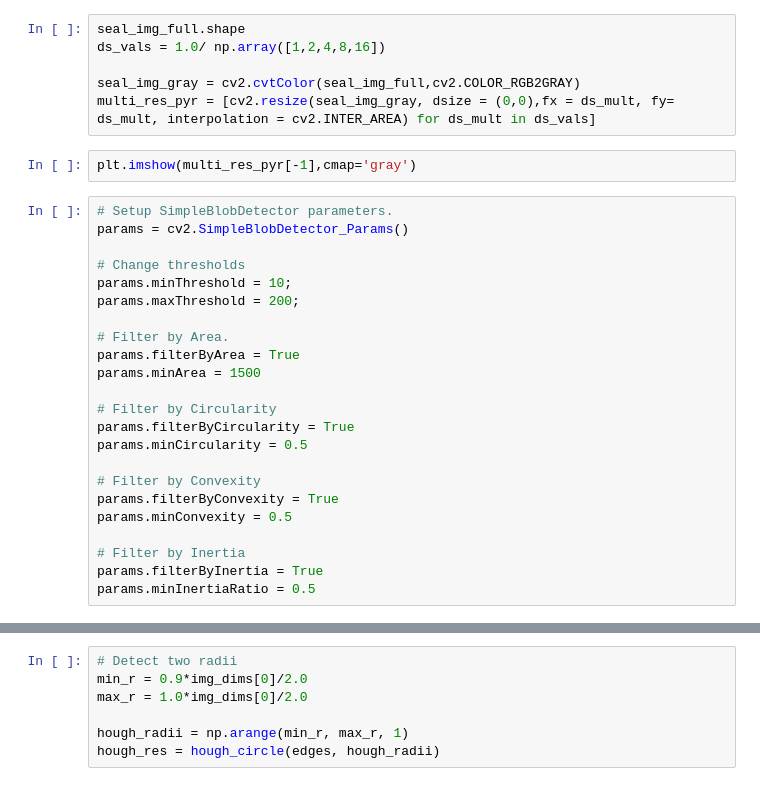
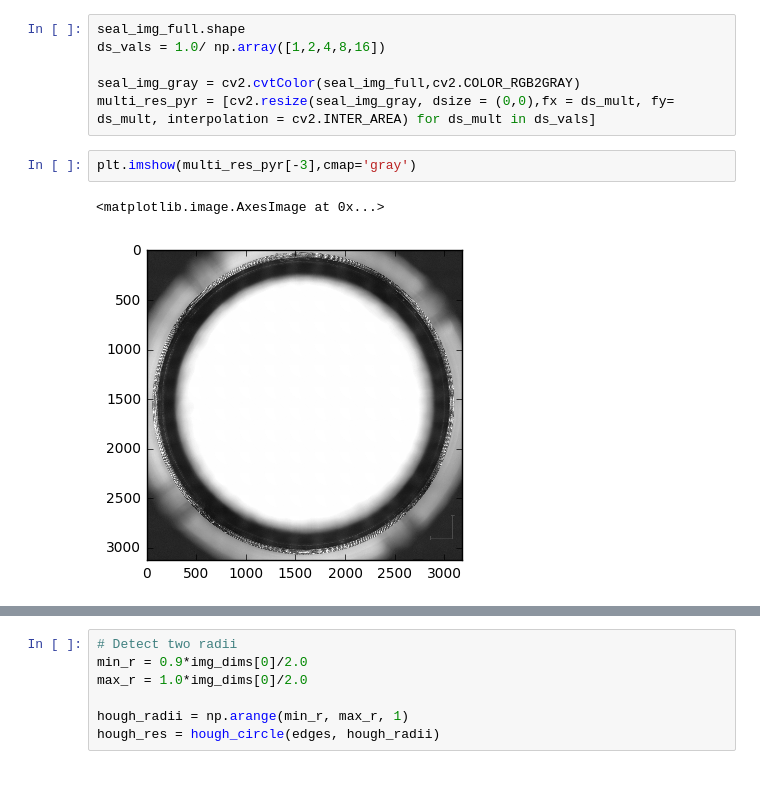
Before and after one commit to jpapon/seal_cup, a Jupyter notebook: seal_cup_testing.ipynb, the cells around one changed output, grey strips where cells are left out. Cells and saved outputs as stored; diff of their text form.

```diff
--- a/seal_cup_testing.ipynb
+++ b/seal_cup_testing.ipynb
@@ -15,27 +13,7 @@ ds_vals = 1.0/ np.array([1,2,4,8,16])
 seal_img_gray = cv2.cvtColor(seal_img_full,cv2.COLOR_RGB2GRAY)
 multi_res_pyr = [cv2.resize(seal_img_gray, dsize = (0,0),fx = ds_mult, fy= ds_mult, interpolation = cv2.INTER_AREA) for ds_mult in ds_vals]
 # %%
-plt.imshow(multi_res_pyr[-1],cmap='gray')
+plt.imshow(multi_res_pyr[-3],cmap='gray')
+# %% [output]
+<matplotlib.image.AxesImage at 0x...>
+[figure, added]
-# %%
-# Setup SimpleBlobDetector parameters.
-params = cv2.SimpleBlobDetector_Params()
-
-# Change thresholds
-params.minThreshold = 10;
-params.maxThreshold = 200;
-
-# Filter by Area.
-params.filterByArea = True
-params.minArea = 1500
-
-# Filter by Circularity
-params.filterByCircularity = True
-params.minCircularity = 0.5
-
-# Filter by Convexity
-params.filterByConvexity = True
-params.minConvexity = 0.5
-
-# Filter by Inertia
-params.filterByInertia = True
-params.minInertiaRatio = 0.5
```
Also changed, not shown: parts of 18 cells of this notebook.
